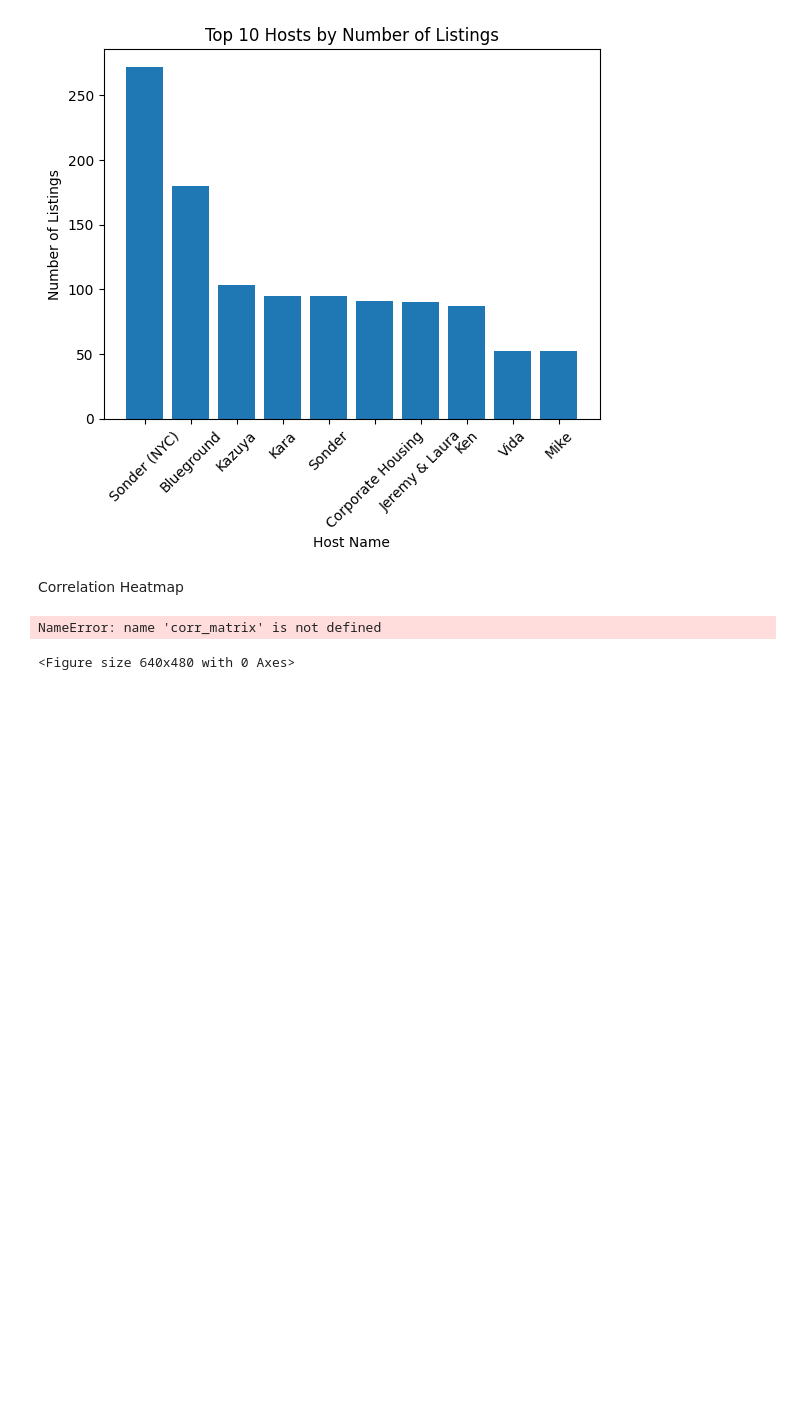
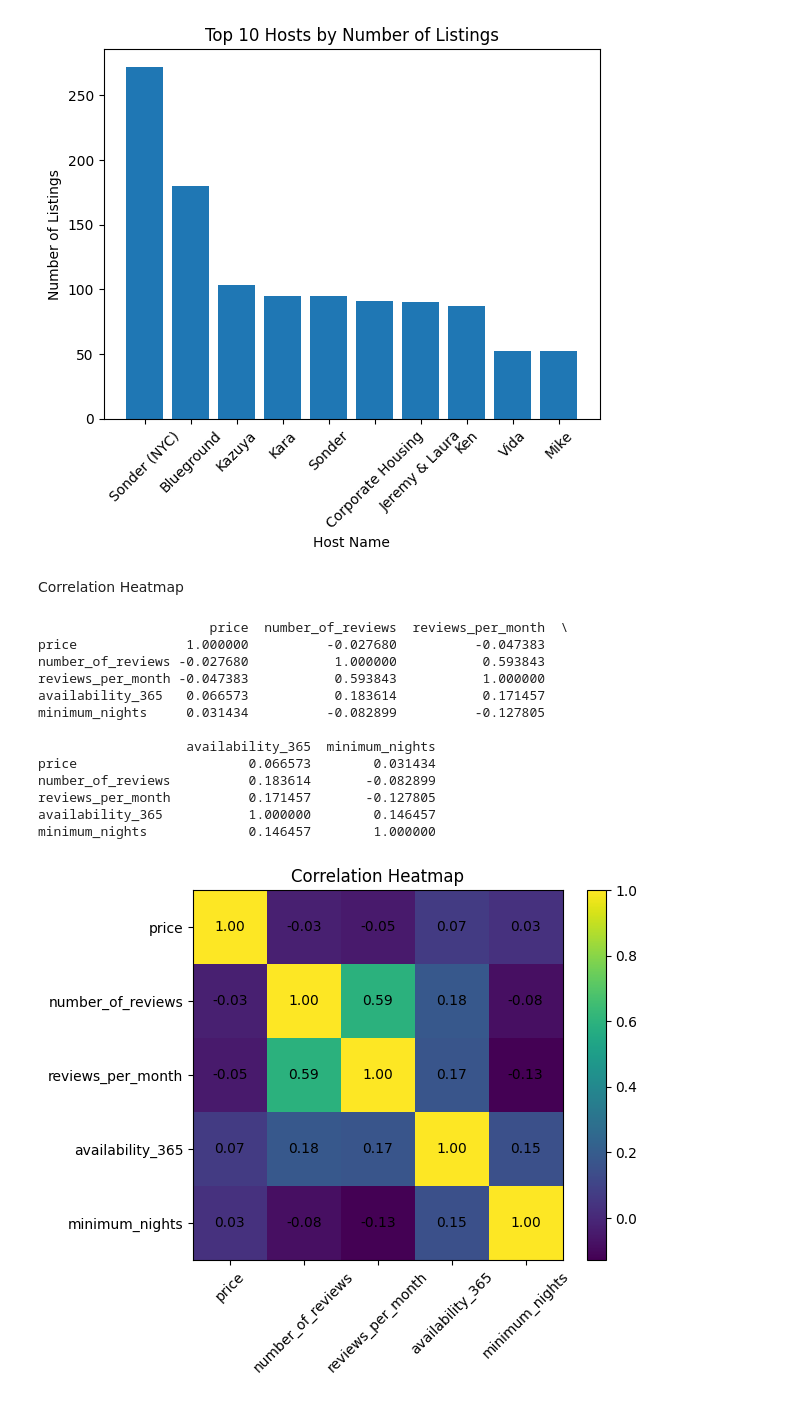
Before and after one commit to ulkar04/airbnb, a Jupyter notebook: airbnb.ipynb, the cells around one changed output. Cells and saved outputs as stored; diff of their text form; code cells hidden in the pictures; blank space fills up the shorter version.

```diff
--- a/airbnb.ipynb
+++ b/airbnb.ipynb
@@ -663,26 +663,50 @@ plt.show()
 # %% [markdown]
 Correlation Heatmap
 # %%
+numeric_cols = [
+    "price",
+    "number_of_reviews",
+    "reviews_per_month",
+    "availability_365",
+    "minimum_nights"
+]
+
+corr_matrix = airbnb_data[numeric_cols].corr()
+print(corr_matrix)
+
+
 plt.figure()
 
 plt.imshow(corr_matrix)
 
 plt.colorbar()
 
 plt.xticks(range(len(numeric_cols)), numeric_cols, rotation=45)
 plt.yticks(range(len(numeric_cols)), numeric_cols)
 
 # Add values inside cells
 for i in range(len(numeric_cols)):
     for j in range(len(numeric_cols)):
         plt.text(j, i, f"{corr_matrix.iloc[i, j]:.2f}",
                  ha="center", va="center")
 
 plt.title("Correlation Heatmap")
 
 
 
 plt.show()
 # %% [output]
-NameError: name 'corr_matrix' is not defined
+                      price  number_of_reviews  reviews_per_month  \
+price              1.000000          -0.027680          -0.047383
+number_of_reviews -0.027680           1.000000           0.593843
+reviews_per_month -0.047383           0.593843           1.000000
+availability_365   0.066573           0.183614           0.171457
+minimum_nights     0.031434          -0.082899          -0.127805
+
+                   availability_365  minimum_nights
+price                      0.066573        0.031434
+number_of_reviews          0.183614       -0.082899
+reviews_per_month          0.171457       -0.127805
+availability_365           1.000000        0.146457
+minimum_nights             0.146457        1.000000
-<Figure size 640x480 with 0 Axes>
+[figure, added]
```
